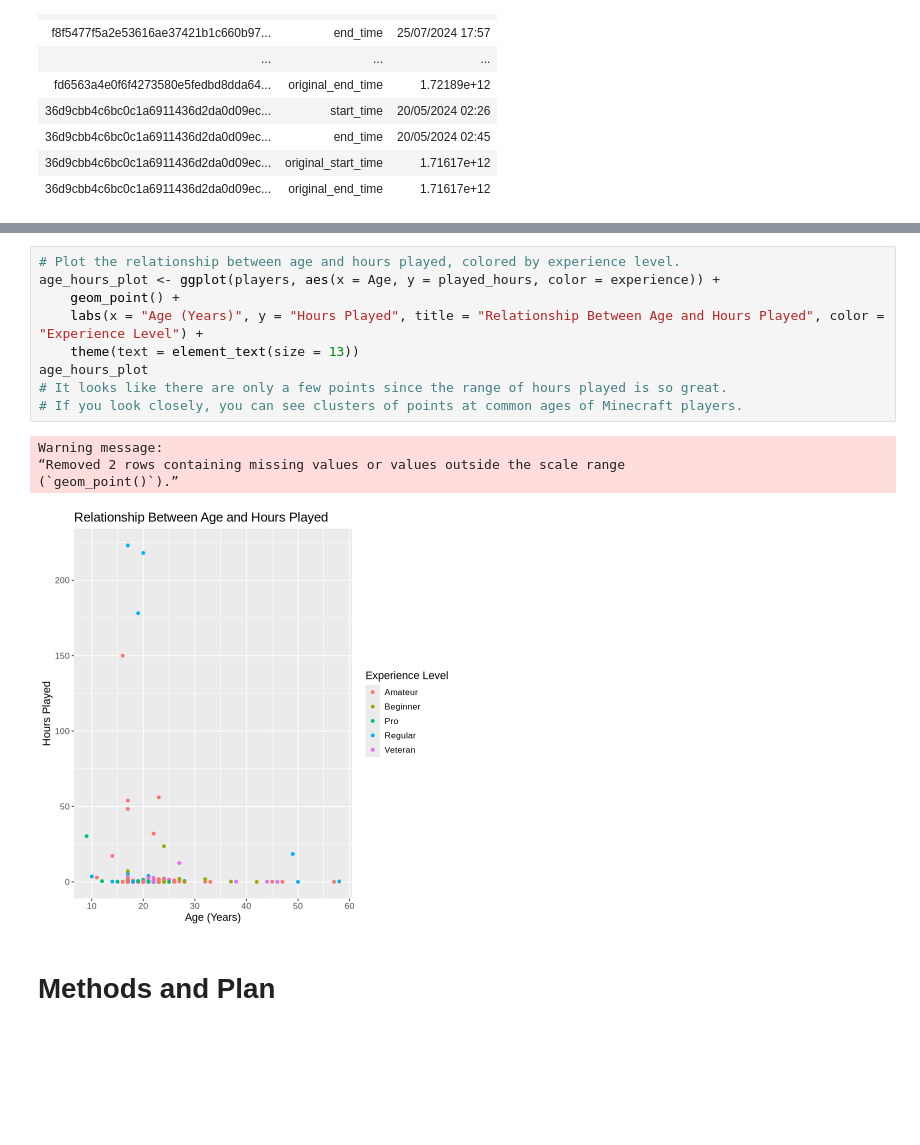
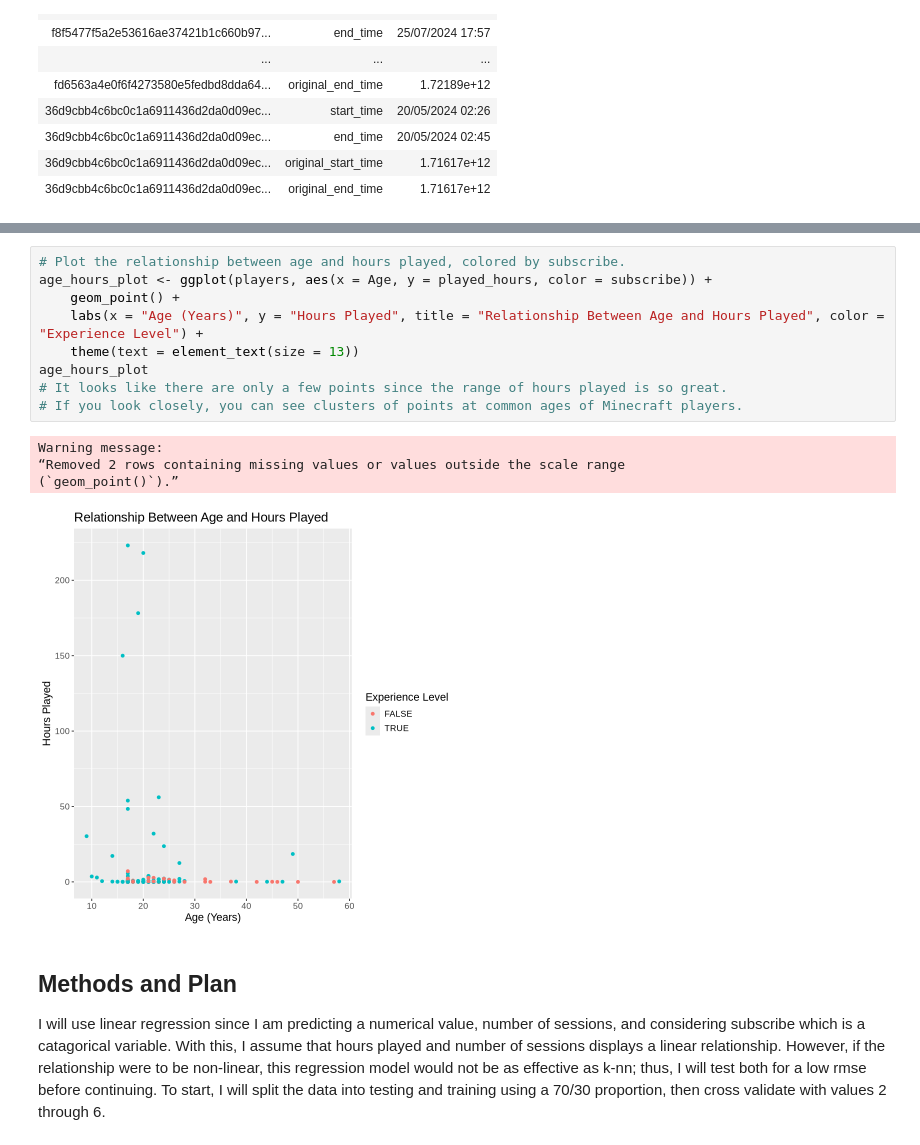
Before and after one commit to kirstenkam/dsci_project, a Jupyter notebook: individual_project_planning.ipynb, the cells around one changed output, grey strips where cells are left out. Cells and saved outputs as stored; diff of their text form; blank space fills up the shorter version.

Commit message:
added methods and plan and revised to fit word count

```diff
--- a/individual_project_planning.ipynb
+++ b/individual_project_planning.ipynb
@@ -564,16 +496,17 @@ gender_plot
 # %%
-# Plot the relationship between age and hours played, colored by experience level.
-age_hours_plot <- ggplot(players, aes(x = Age, y = played_hours, color = experience)) +
+# Plot the relationship between age and hours played, colored by subscribe.
+age_hours_plot <- ggplot(players, aes(x = Age, y = played_hours, color = subscribe)) +
     geom_point() +
     labs(x = "Age (Years)", y = "Hours Played", title = "Relationship Between Age and Hours Played", color = "Experience Level") +
     theme(text = element_text(size = 13))
 age_hours_plot
 # It looks like there are only a few points since the range of hours played is so great.
 # If you look closely, you can see clusters of points at common ages of Minecraft players.
 # %% [output]
 Warning message:
 “Removed 2 rows containing missing values or values outside the scale range
 (`geom_point()`).”
-[figure, old version]
+[figure, new version]
 # %% [markdown]
-# Methods and Plan
+## Methods and Plan
+I will use linear regression since I am predicting a numerical value, number of sessions, and considering subscribe which is a catagorical variable. With this, I assume that hours played and number of sessions displays a linear relationship. However, if the relationship were to be non-linear, this regression model would not be as effective as k-nn; thus, I will test both for a low rmse before continuing. To start, I will split the data into testing and training using a 70/30 proportion, then cross validate with values 2 through 6.
```
Also changed, not shown: parts of 10 cells of this notebook.
